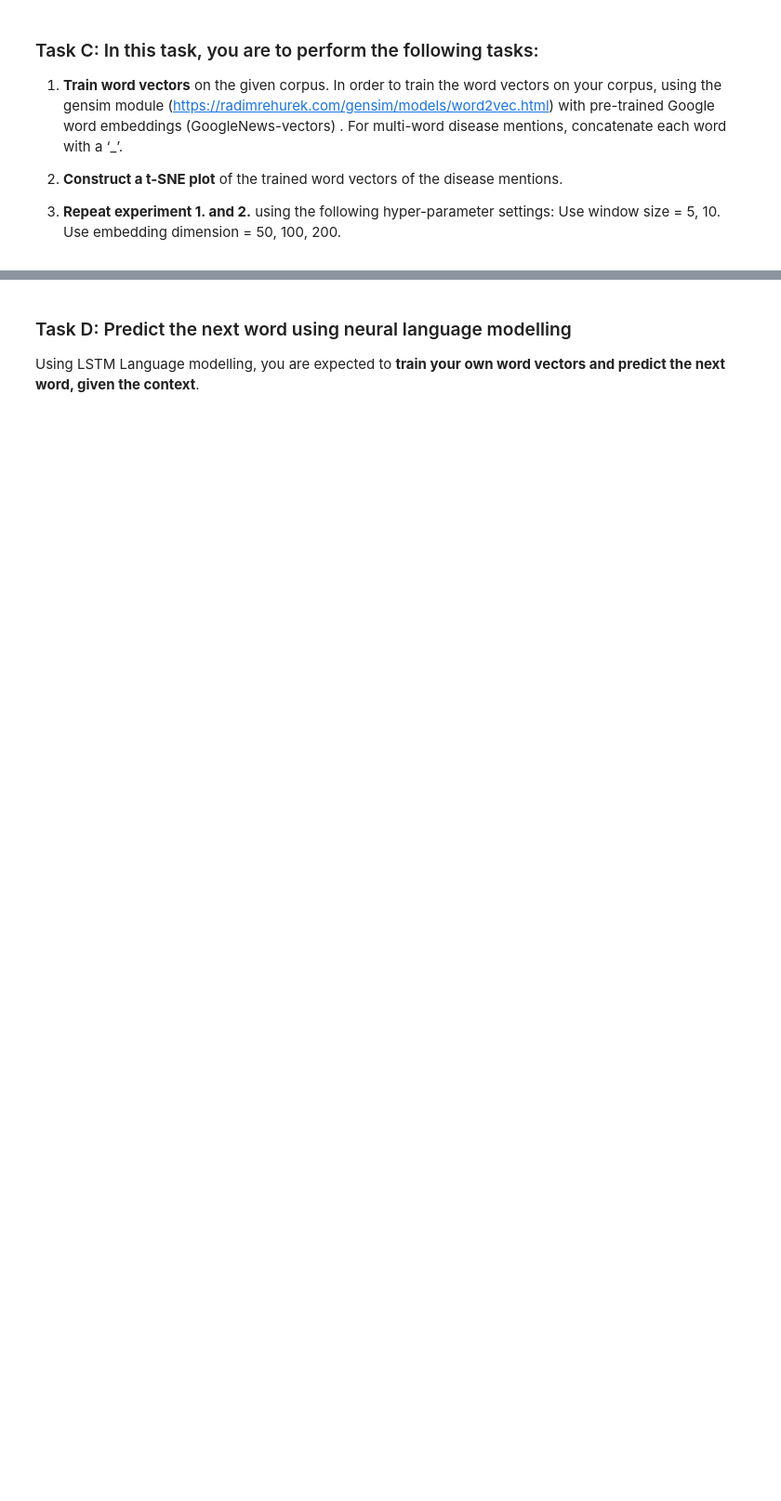
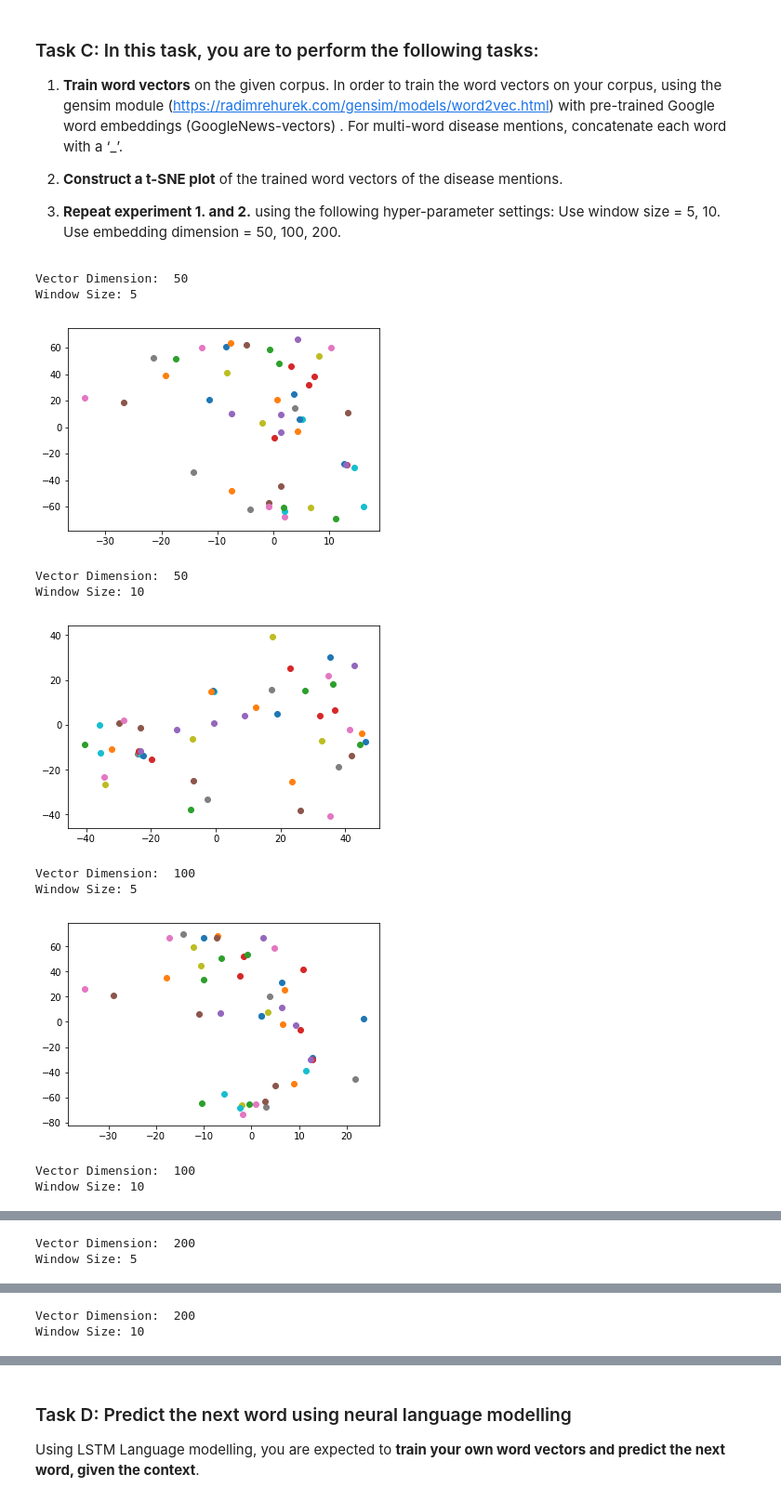
Before and after one commit to kaySource/Natural-Language-Processing, a Jupyter notebook: Assignment-1/Assignment1NLP19.ipynb, the cells around one changed output, grey strips where cells are left out. Shown: that part at 93% size. Saved outputs shown, nothing was run; the diff lists cells and outputs as text; code cells hidden in the pictures; blank space fills up the shorter version.

```diff
--- a/Assignment-1/Assignment1NLP19.ipynb
+++ b/Assignment-1/Assignment1NLP19.ipynb
@@ -40,6 +40,10 @@ Use the corpus given. Ignore the .concept files and use the .txt files for each
 **Remove the stopwords** from the corpus and print the count of the rest of the non stop-words occurring in the corpus.<br>
 # %%
 #Write the code for Task A
+
+#This cell contains code for reading the text files and creating the corpus of words after removal of stopwords
+#as well as the tokenizing the corpus into sentences.
+
 import os
 import re
 import nltk
@@ -47,15 +51,16 @@ from nltk.corpus import stopwords
 from nltk.tokenize import sent_tokenize
 from nltk.tokenize import RegexpTokenizer
 
-files = []
+txt_files = []
 for file in os.listdir('NCBI_Data'):
         if (file[-4:] == ".txt"):
-            files.append('NCBI_Data/' + file)
-# print (files)
+            txt_files.append('NCBI_Data/' + file)
+sorted(txt_files)
+# print (txt_files)
 
 corpus = ""
 sentences = []
-for file in files:
+for file in txt_files:
     with open(file) as f:
         file_txt = f.read().lower().strip()
         file_txt = re.sub('[ ]*-[ -]*', '-' , file_txt)
@@ -68,6 +73,7 @@ for file in files:
 # print(sentences)
 
 word_tokenizer = RegexpTokenizer('[\w]+[-\'][\w]+|[\w]+')
+# word_tokenizer = RegexpTokenizer('[\w]+')
 all_words = word_tokenizer.tokenize(corpus)
 # print(all_words)
 stop_words = set(stopwords.words('english'))
@@ -328,0 +362,51 @@ Use embedding dimension = 50, 100, 200.<br>
+# %%
+#This cell contains the code for training the tokenized sentences from the pre-processed corpus into vectors
+#The Dimension of these Vectors varies as [50, 100, 200] and the Window of tokens to consider varies as [5, 10]\
+#We then embed the vectors as a 2-Dimensional t-SNE plot
+
+#Dependencies on previous cells
+#    tokenized_sentences = List of List of Tokens in each sentence in the corpus
+#    all_diseases = Set of all the diseases' names concatenated with '_' as one token
+
+import numpy as np
+import matplotlib.pyplot as plt
+from gensim.models import KeyedVectors
+from gensim.models import Word2Vec
+from sklearn.manifold import TSNE
+
+VECTOR_DIMENSION = [50, 100, 200]
+WINDOW_SIZE = [5, 10]
+
+for vector_dimension in VECTOR_DIMENSION:
+    for window_size in WINDOW_SIZE:
+        model = Word2Vec(size=vector_dimension, window=window_size, min_count=1)
+        model.build_vocab(tokenized_sentences)
+        model.train(tokenized_sentences, total_examples=len(tokenized_sentences), epochs=100)
+
+        vector = []
+        words = []
+        for word in model.wv.vocab:
+            vector.append(model.wv[word])
+            words.append(word)
+
+        vector_embedding = TSNE(n_components=2).fit_transform(vector)
+
+        for i in range(len(vector_embedding)):
+            if words[i] in all_diseases:
+                plt.scatter(vector_embedding[i][0], vector_embedding[i][1], label=words[i])
+
+        print("Vector Dimension: ", vector_dimension, "\nWindow Size:", window_size)
+        plt.show()
+        print("")
+# %% [output]
+Vector Dimension:  50
+Window Size: 5
+[figure, added]
+Vector Dimension:  50
+Window Size: 10
+[figure, added]
+Vector Dimension:  100
+Window Size: 5
+[figure, added]
+Vector Dimension:  100
+Window Size: 10
@@ -328,0 +414,2 @@ Use embedding dimension = 50, 100, 200.<br>
+Vector Dimension:  200
+Window Size: 5
@@ -328,0 +417,2 @@ Use embedding dimension = 50, 100, 200.<br>
+Vector Dimension:  200
+Window Size: 10
```
Also changed, not shown: parts of 6 cells of this notebook, 1 other file.
